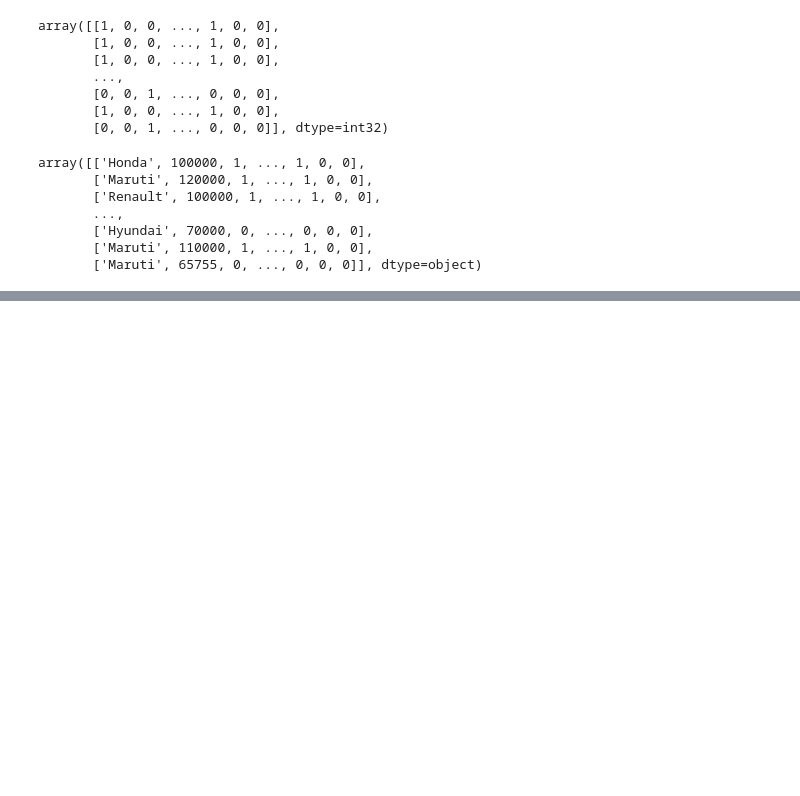
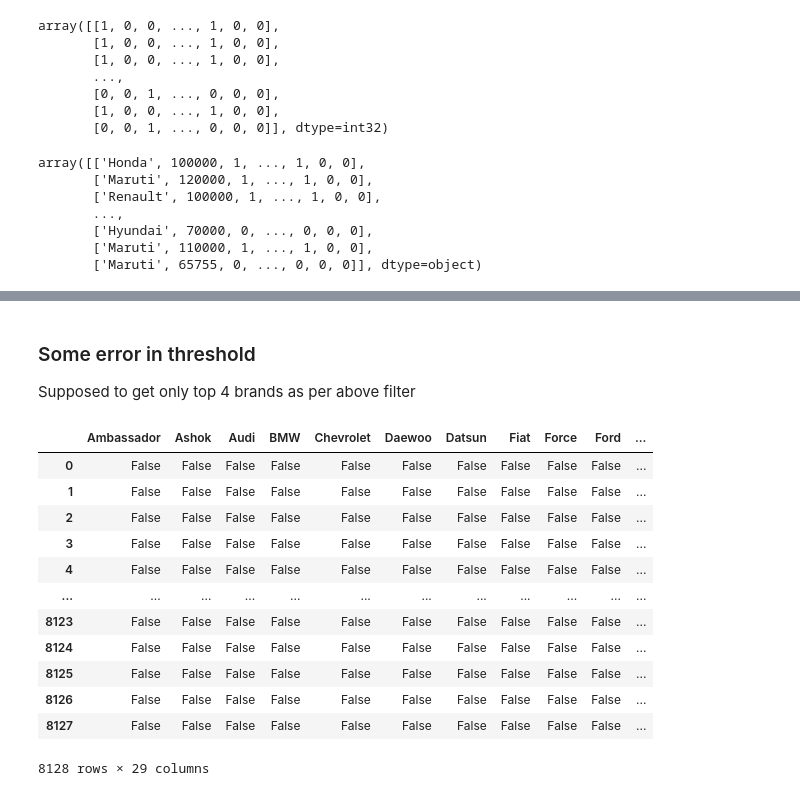
Before and after one commit to dipenparmar12/ml, a Jupyter notebook: day-26-one-hot-encoding-categorical-data.ipynb, the cells around one changed output, grey strips where cells are left out. Cells and saved outputs as stored; diff of their text form; code cells hidden in the pictures; blank space fills up the shorter version.

```diff
--- a/day-26-one-hot-encoding-categorical-data.ipynb
+++ b/day-26-one-hot-encoding-categorical-data.ipynb
@@ -175,0 +178,5 @@ array([['Honda', 100000, 1, ..., 1, 0, 0],
+# %%
+brands_count = cars['brand'].nunique()
+print("total_brands:", total_brands)
+
+total_brands_names = cars['brand'].value_counts()
@@ -175,0 +185,5 @@ array([['Honda', 100000, 1, ..., 1, 0, 0],
+# %%
+threshold = 500
+# total_brands_names.loc[lambda x: x > threshold]
+top_brands = total_brands_names[lambda x: x > threshold]
+top_brands
@@ -175,0 +201,4 @@ array([['Honda', 100000, 1, ..., 1, 0, 0],
+# %%
+cars_ = cars['brand'].replace(top_brands.index, 'others')
+print(cars_.nunique())
+cars_
@@ -175,0 +219,19 @@ array([['Honda', 100000, 1, ..., 1, 0, 0],
+# %% [markdown]
+### Some error in threshold
+Supposed to get only top 4 brands as per above filter
+# %%
+pd.get_dummies(cars_)
+# %% [output]
+|  | Ambassador | Ashok | Audi | BMW | Chevrolet | Daewoo | Datsun | Fiat | Force | Ford | ... |
+| 0 | False | False | False | False | False | False | False | False | False | False | ... |
+| 1 | False | False | False | False | False | False | False | False | False | False | ... |
+| 2 | False | False | False | False | False | False | False | False | False | False | ... |
+| 3 | False | False | False | False | False | False | False | False | False | False | ... |
+| 4 | False | False | False | False | False | False | False | False | False | False | ... |
+| ... | ... | ... | ... | ... | ... | ... | ... | ... | ... | ... | ... |
+| 8123 | False | False | False | False | False | False | False | False | False | False | ... |
+| 8124 | False | False | False | False | False | False | False | False | False | False | ... |
+| 8125 | False | False | False | False | False | False | False | False | False | False | ... |
+| 8126 | False | False | False | False | False | False | False | False | False | False | ... |
+| 8127 | False | False | False | False | False | False | False | False | False | False | ... |
+8128 rows × 29 columns
```
Also changed, not shown: parts of 5 cells of this notebook, 2 other files.
